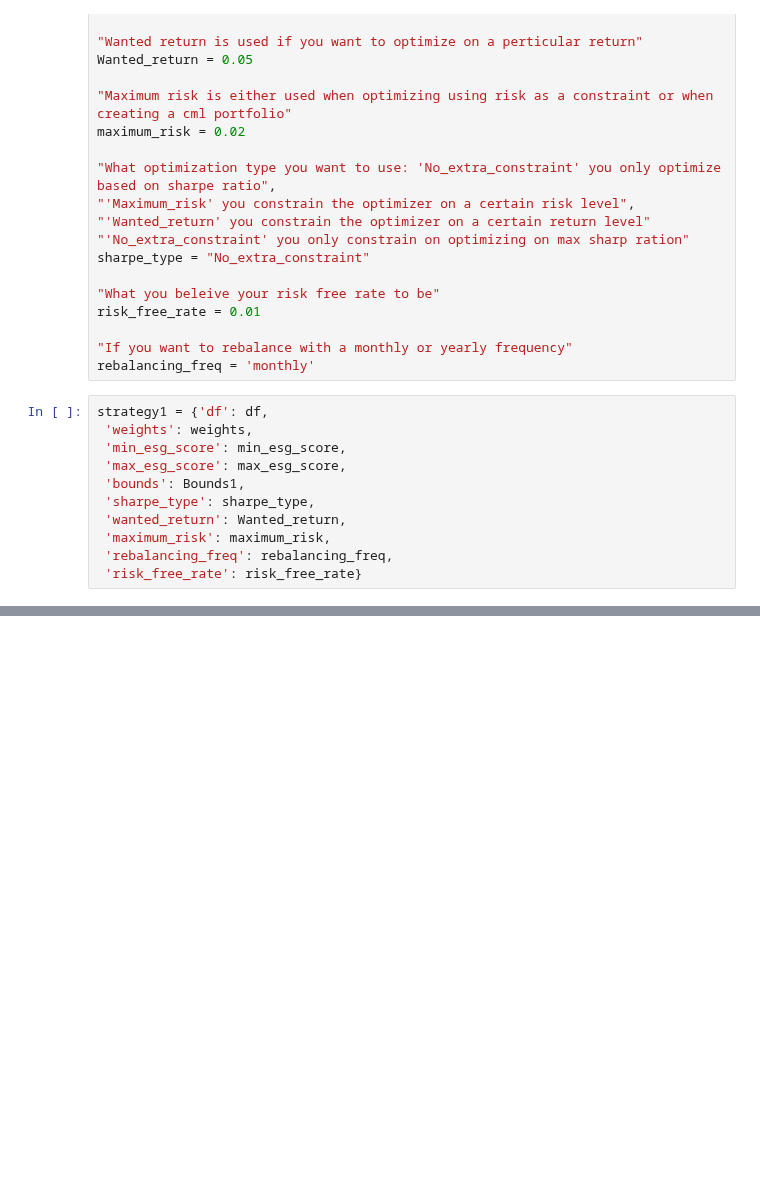
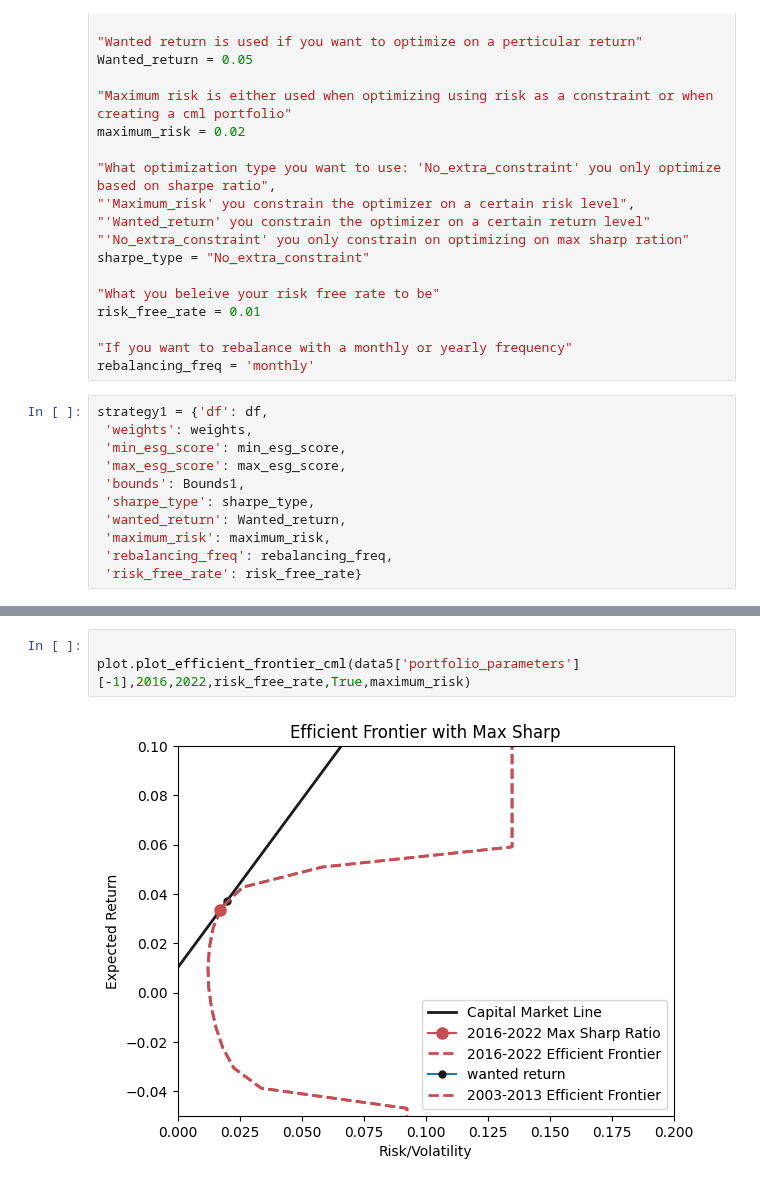
Before and after one commit to NicolaiVArends/BachelorThesis, a Jupyter notebook: notebooks/Strategy_governance_score_800_and_below.ipynb, the cells around one changed output, grey strips where cells are left out. Drawn from its saved outputs; the diff is of its cells as text; blank space fills up the shorter version.

```diff
--- a/notebooks/Strategy_governance_score_800_and_below.ipynb
+++ b/notebooks/Strategy_governance_score_800_and_below.ipynb
@@ -109,3 +117,8 @@ Excpected return on investment is 0.9874488886679182%
+# %%
+
+plot.plot_efficient_frontier_cml(data5['portfolio_parameters'][-1],2016,2022,risk_free_rate,True,maximum_risk)
+# %% [output]
+[figure, added]
 # %%
 plot.plot_portfolio_betas(data5['return_dates'], data5['betas_of_portfolios'])
 # %% [output]
```
Also changed, not shown: parts of 7 cells of this notebook, 17 other files.
